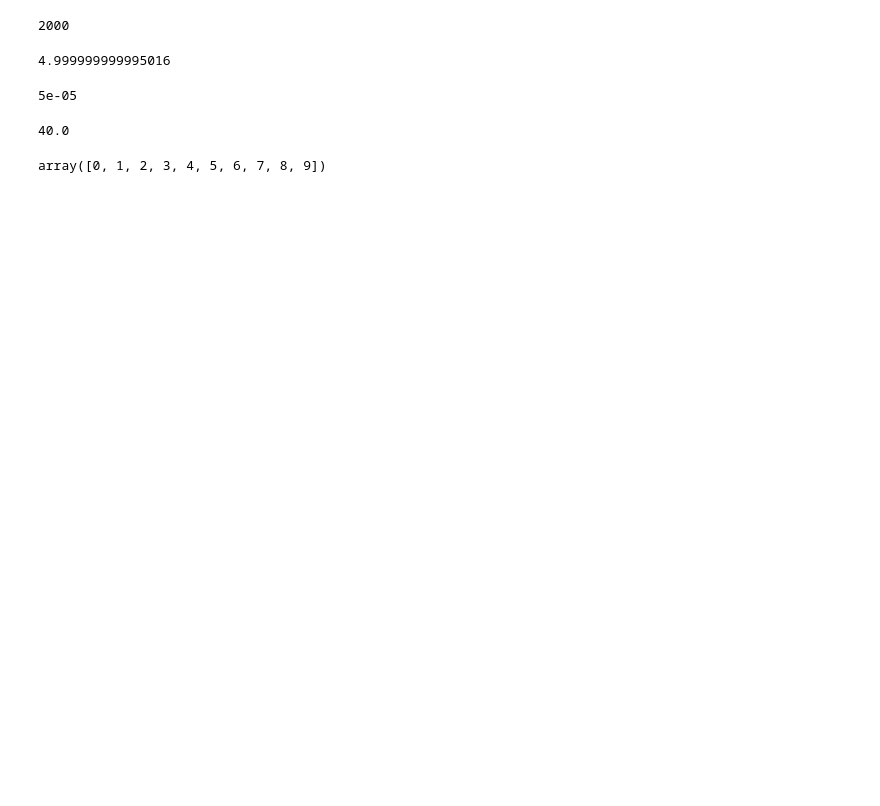
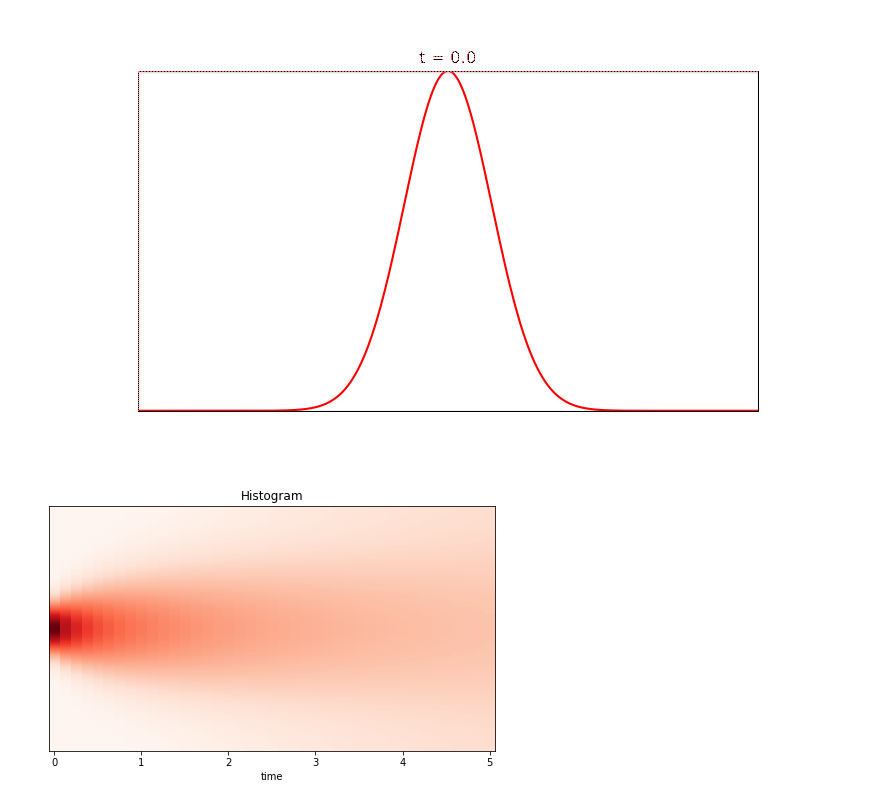
Before and after one commit to alexanderRMckinnon/BiofilmModels, a Jupyter notebook: Untitled.ipynb, the cells around one changed output. Cells and saved outputs as stored; diff of their text form; code cells hidden in the pictures; blank space fills up the shorter version.

Commit message:
1D diffusion complete

```diff
--- a/Untitled.ipynb
+++ b/Untitled.ipynb
@@ -36,20 +4,7 @@ sim.dt
-# %%
-int(sim.t_max/((sim.frames)*sim.dt))
-# %% [output]
-2000
-# %%
-sim.t
-# %% [output]
-4.999999999995016
-# %%
-sim.dt
-# %% [output]
-5e-05
-# %%
-5/sim.dt/2500
-# %% [output]
-40.0
-# %%
-np.arange(10)
-# %% [output]
-array([0, 1, 2, 3, 4, 5, 6, 7, 8, 9])
+# %%
+sim = OneDimDiffusion()
+sim.gif_simulation()
+sim.histogram_simulation()
+# %% [output]
+[figure, added]
+[figure, added]
```
Also changed, not shown: parts of 8 cells of this notebook, 3 other files.
